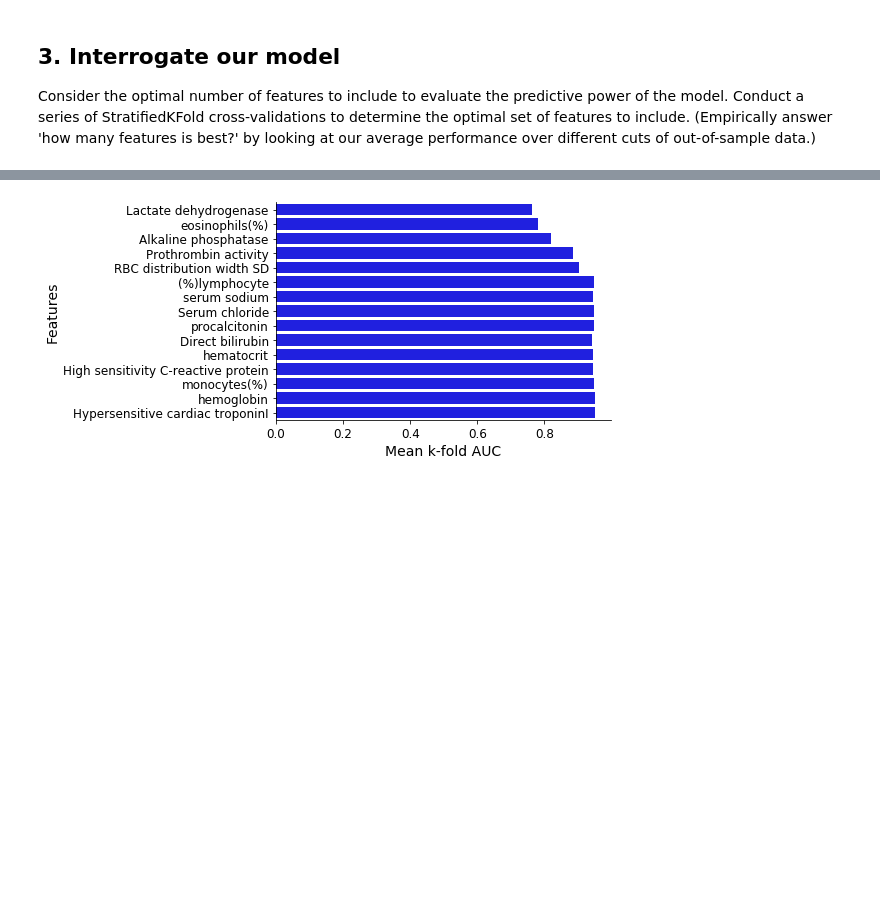
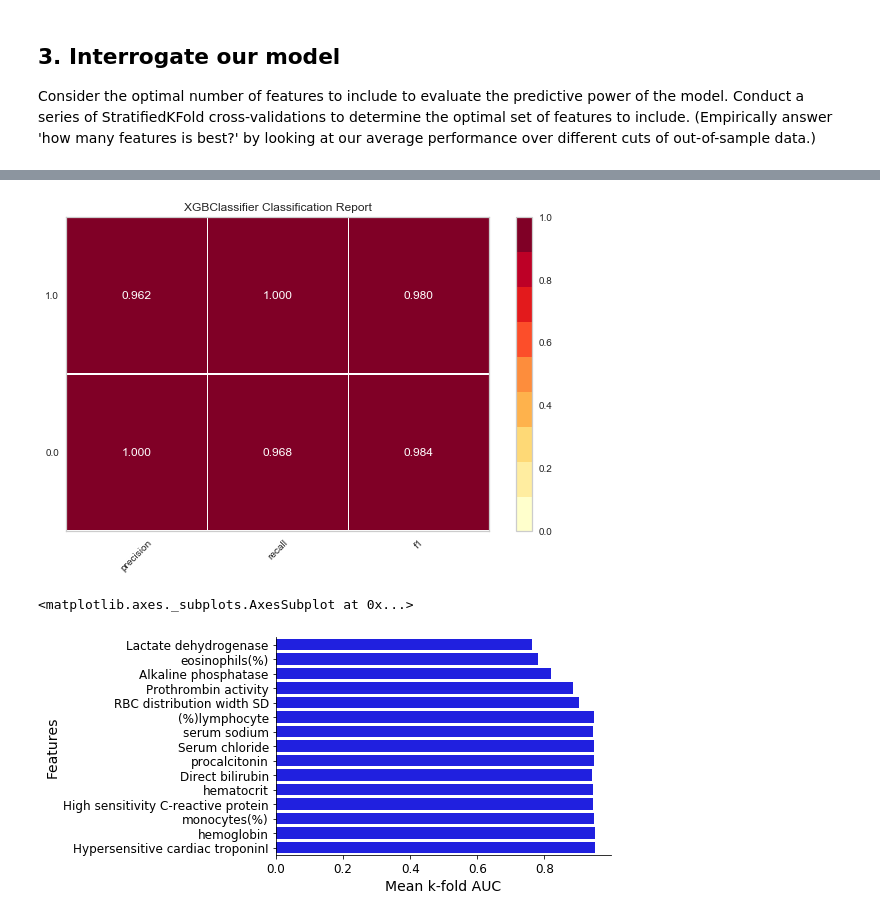
Before and after one commit to semacu/data-science-python, a Jupyter notebook: notebooks/week6_lecture.ipynb, the cells around one changed output, grey strips where cells are left out. Cells and saved outputs as stored; diff of their text form; code cells hidden in the pictures; blank space fills up the shorter version.

```diff
--- a/notebooks/week6_lecture.ipynb
+++ b/notebooks/week6_lecture.ipynb
@@ -261,3 +280,12 @@ Consider the optimal number of features to include to evaluate the predictive po
+# %%
+import yellowbrick as yb
+
+visualizer = yb.classifier.ClassificationReport(model=xgboost_classifier)
+visualizer.score(x_test, y_test)
+visualizer.show()
+# %% [output]
+[figure, added]
+<matplotlib.axes._subplots.AxesSubplot at 0x...>
 # %%
 from sklearn.metrics import roc_auc_score
 from sklearn.model_selection import StratifiedKFold
```
Also changed, not shown: parts of 5 cells of this notebook.
